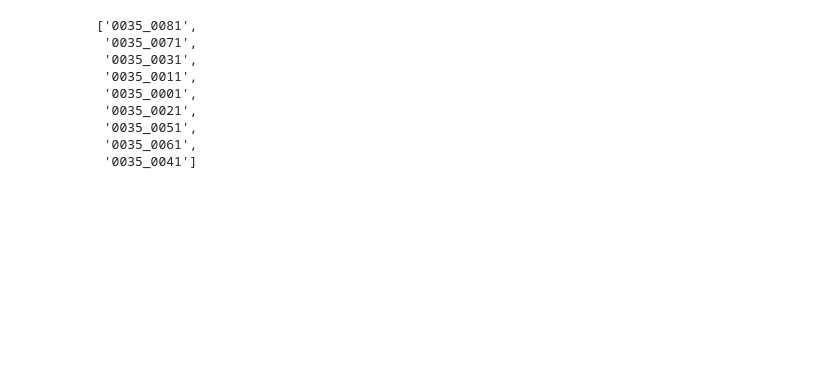
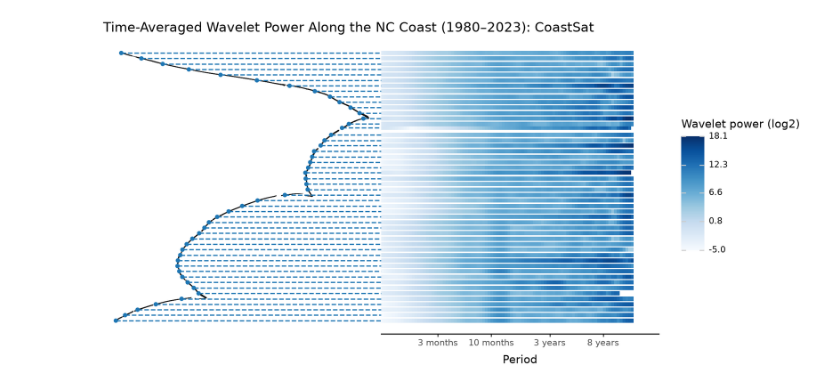
Before and after one commit to samnystrom/shoreshop3-analysis, a Jupyter notebook: notebooks/multi-profile.ipynb, the cells around one changed output. Cells and saved outputs as stored; diff of their text form; code cells hidden in the pictures; blank space fills up the shorter version.

```diff
--- a/notebooks/multi-profile.ipynb
+++ b/notebooks/multi-profile.ipynb
@@ -23,6 +23,4 @@ from shoreshop3_analysis import data, wct, wavelet
 # %%
-start = time.perf_counter_ns()
 coastsat_data = data.CoastsatData()
 coastsat_data.populate()
-elapsed = (time.perf_counter_ns() - start) / 1e6
-print(f'{elapsed:.3f} ms')
+coastsat_loader = transect_loaders.CoastsatLoader(coastsat_data)
@@ -66,12 +54,6 @@ fig
-# %%
-[transect for transect in wcts.get_transects('CEERD-CHL-Devoe') if transect.startswith('0035')]
-# %% [output]
-['0035_0081',
- '0035_0071',
- '0035_0031',
- '0035_0011',
- '0035_0001',
- '0035_0021',
- '0035_0051',
- '0035_0061',
- '0035_0041']
+# %%
+fig = plot.plot_multi_global(coastsat_loader)
+#fig.save('../figures/coastsat-multi.png')
+fig
+# %% [output]
+[figure, added]
```
Also changed, not shown: parts of 12 cells of this notebook.
